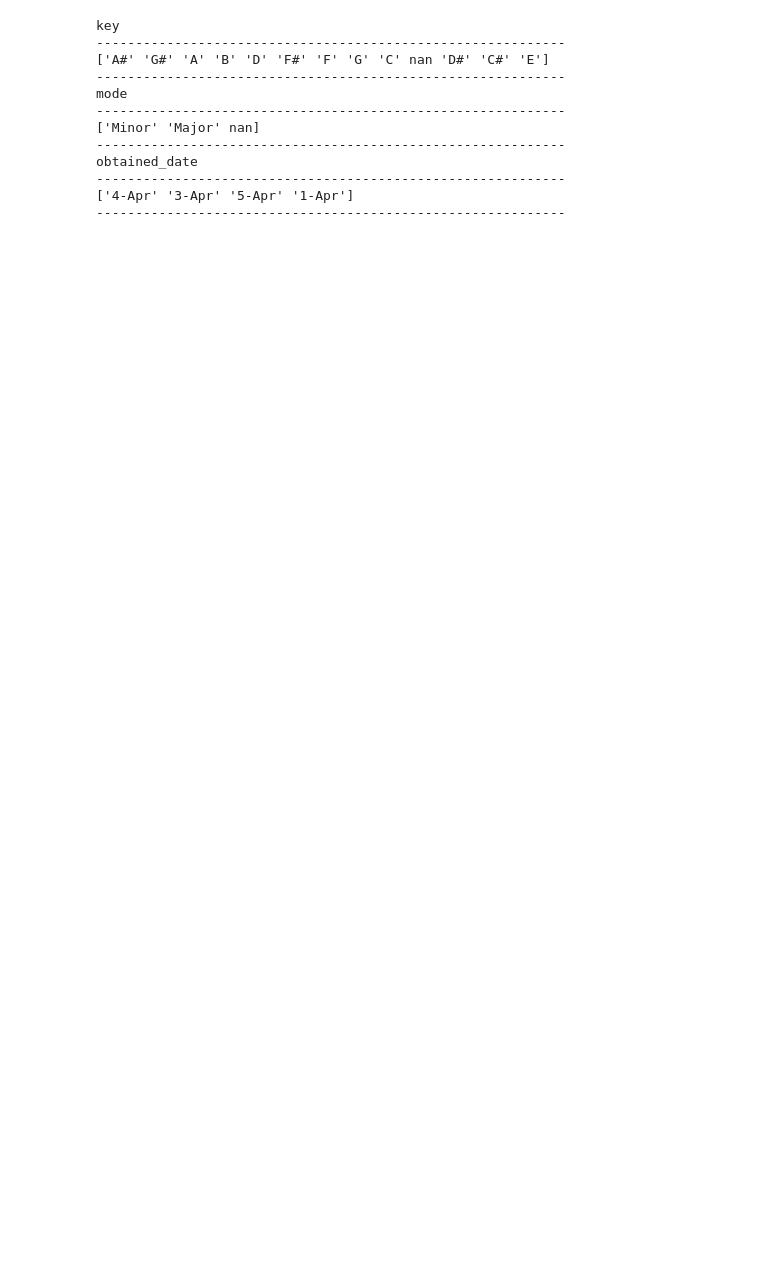
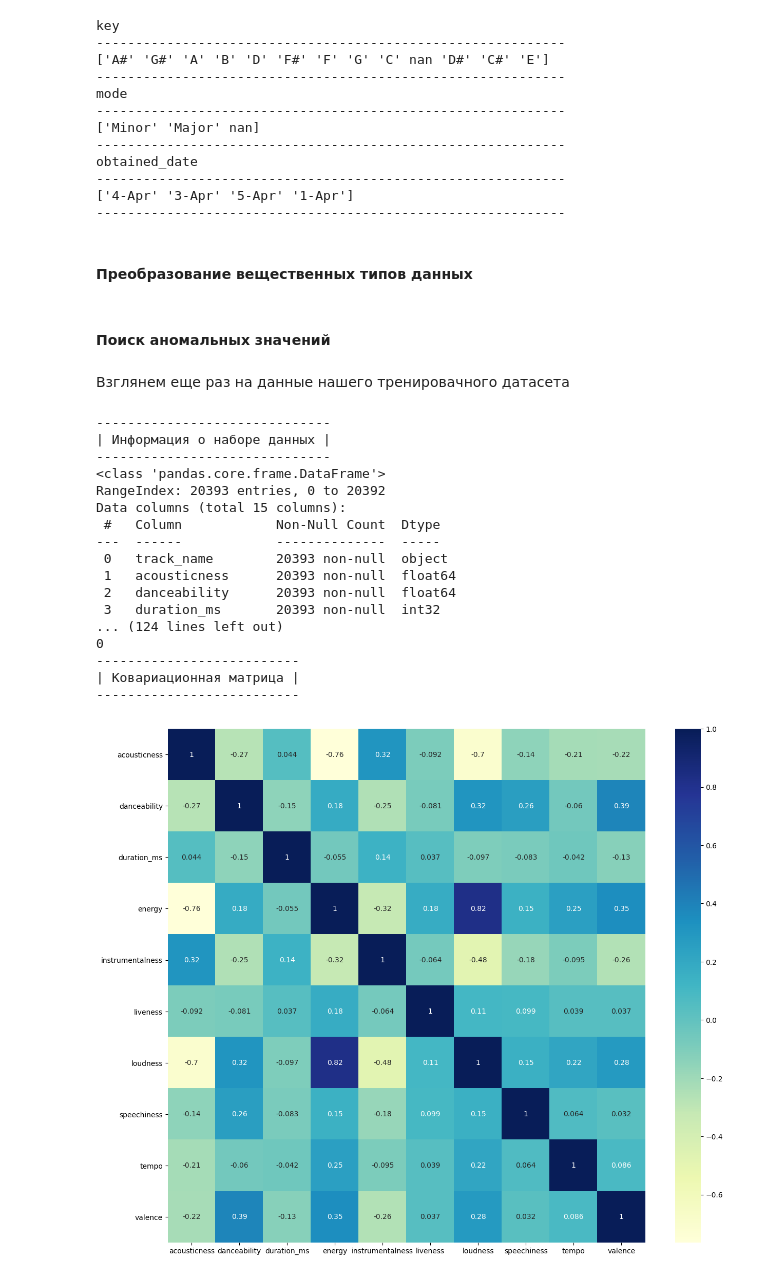
Before and after one commit to SergeyDolin/Music_genre_classification, a Jupyter notebook: Genre_classifier.ipynb, the cells around one changed output. Drawn from its saved outputs; the diff is of its cells as text; code cells hidden in the pictures; blank space fills up the shorter version.

```diff
--- a/Genre_classifier.ipynb
+++ b/Genre_classifier.ipynb
@@ -244,3 +273,34 @@ obtained_date
 ------------------------------------------------------------
 ['4-Apr' '3-Apr' '5-Apr' '1-Apr']
 ------------------------------------------------------------
+# %% [markdown]
+#### Преобразование вещественных типов данных
+# %%
+train_data['duration_ms'] = train_data['duration_ms'].astype('int32')
+
+test_data['duration_ms'] = test_data['duration_ms'].astype('int32')
+# %% [markdown]
+#### Поиск аномальных значений
+# %% [markdown]
+Взглянем еще раз на данные нашего тренировачного датасета
+# %%
+info_df(train_data)
+# %% [output]
+------------------------------
+| Информация о наборе данных |
+------------------------------
+<class 'pandas.core.frame.DataFrame'>
+RangeIndex: 20393 entries, 0 to 20392
+Data columns (total 15 columns):
+ #   Column            Non-Null Count  Dtype
+---  ------            --------------  -----
+ 0   track_name        20393 non-null  object
+ 1   acousticness      20393 non-null  float64
+ 2   danceability      20393 non-null  float64
+ 3   duration_ms       20393 non-null  int32
+... (124 lines left out)
+0
+--------------------------
+| Ковариационная матрица |
+--------------------------
+[figure, added]
```
Also changed, not shown: parts of 54 cells of this notebook, 1 other file.
